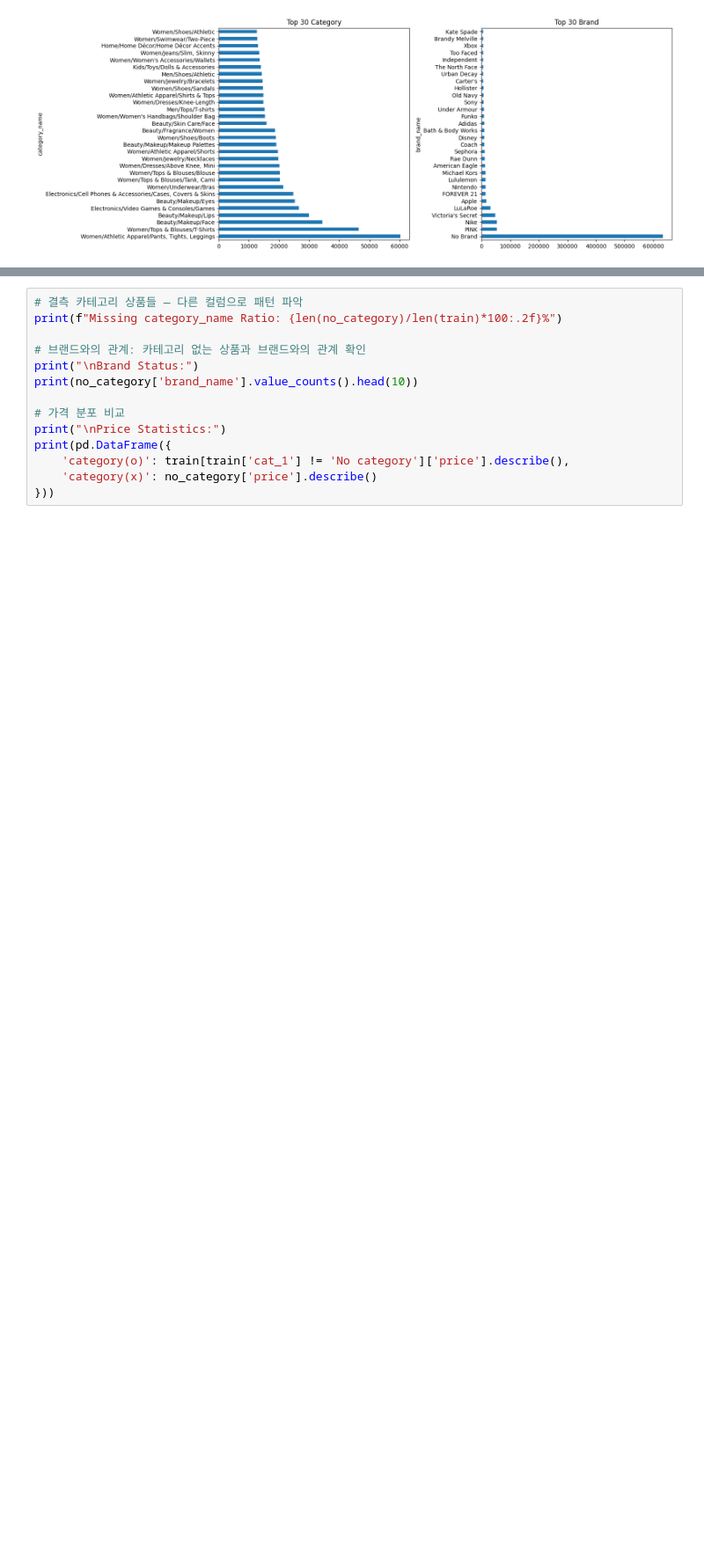
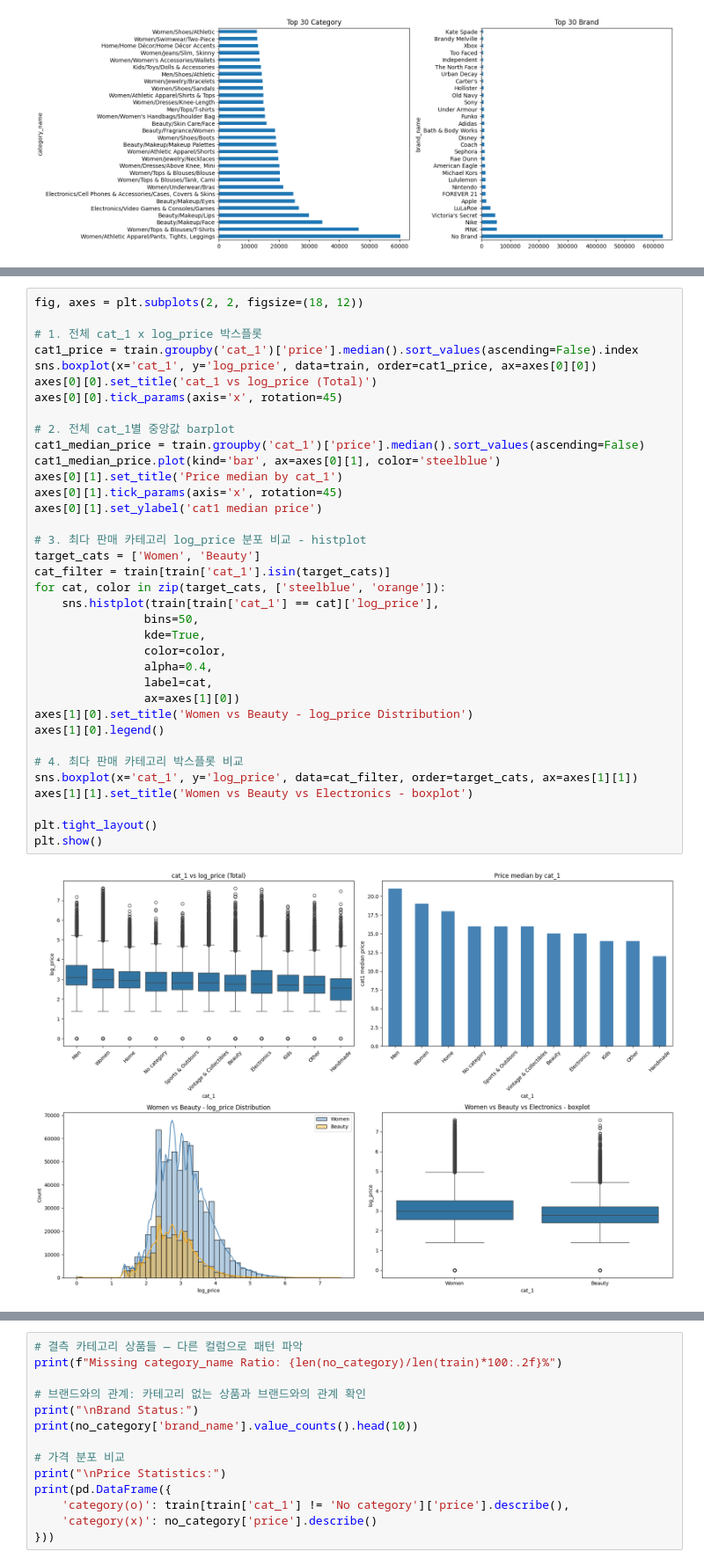
Before and after one commit to hoongg7755/404, a Jupyter notebook: dataton_project_train_v4.ipynb, the cells around one changed output, grey strips where cells are left out. Shown at 88% size. Cells and saved outputs as stored; diff of their text form; blank space fills up the shorter version.

```diff
--- a/dataton_project_train_v4.ipynb
+++ b/dataton_project_train_v4.ipynb
@@ -727,0 +696,38 @@ Women                   664385.0  28.9  39.4  0.0  12.0  19.0  33.0  2009.0
+# %%
+fig, axes = plt.subplots(2, 2, figsize=(18, 12))
+
+# 1. 전체 cat_1 x log_price 박스플롯
+cat1_price = train.groupby('cat_1')['price'].median().sort_values(ascending=False).index
+sns.boxplot(x='cat_1', y='log_price', data=train, order=cat1_price, ax=axes[0][0])
+axes[0][0].set_title('cat_1 vs log_price (Total)')
+axes[0][0].tick_params(axis='x', rotation=45)
+
+# 2. 전체 cat_1별 중앙값 barplot
+cat1_median_price = train.groupby('cat_1')['price'].median().sort_values(ascending=False)
+cat1_median_price.plot(kind='bar', ax=axes[0][1], color='steelblue')
+axes[0][1].set_title('Price median by cat_1')
+axes[0][1].tick_params(axis='x', rotation=45)
+axes[0][1].set_ylabel('cat1 median price')
+
+# 3. 최다 판매 카테고리 log_price 분포 비교 - histplot
+target_cats = ['Women', 'Beauty']
+cat_filter = train[train['cat_1'].isin(target_cats)]
+for cat, color in zip(target_cats, ['steelblue', 'orange']):
+    sns.histplot(train[train['cat_1'] == cat]['log_price'],
+                bins=50,
+                kde=True,
+                color=color,
+                alpha=0.4,
+                label=cat,
+                ax=axes[1][0])
+axes[1][0].set_title('Women vs Beauty - log_price Distribution')
+axes[1][0].legend()
+
+# 4. 최다 판매 카테고리 박스플롯 비교
+sns.boxplot(x='cat_1', y='log_price', data=cat_filter, order=target_cats, ax=axes[1][1])
+axes[1][1].set_title('Women vs Beauty vs Electronics - boxplot')
+
+plt.tight_layout()
+plt.show()
+# %% [output]
+[figure, added]
```
Also changed, not shown: parts of 68 cells of this notebook.
